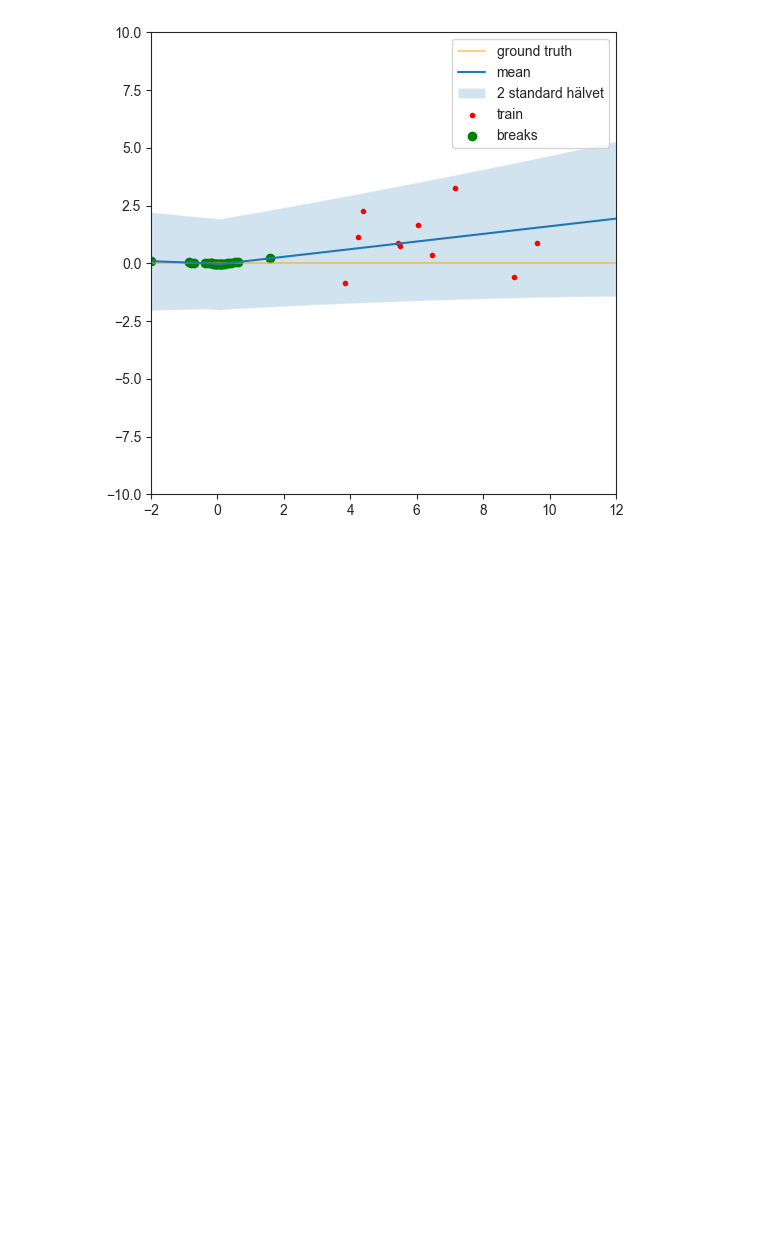
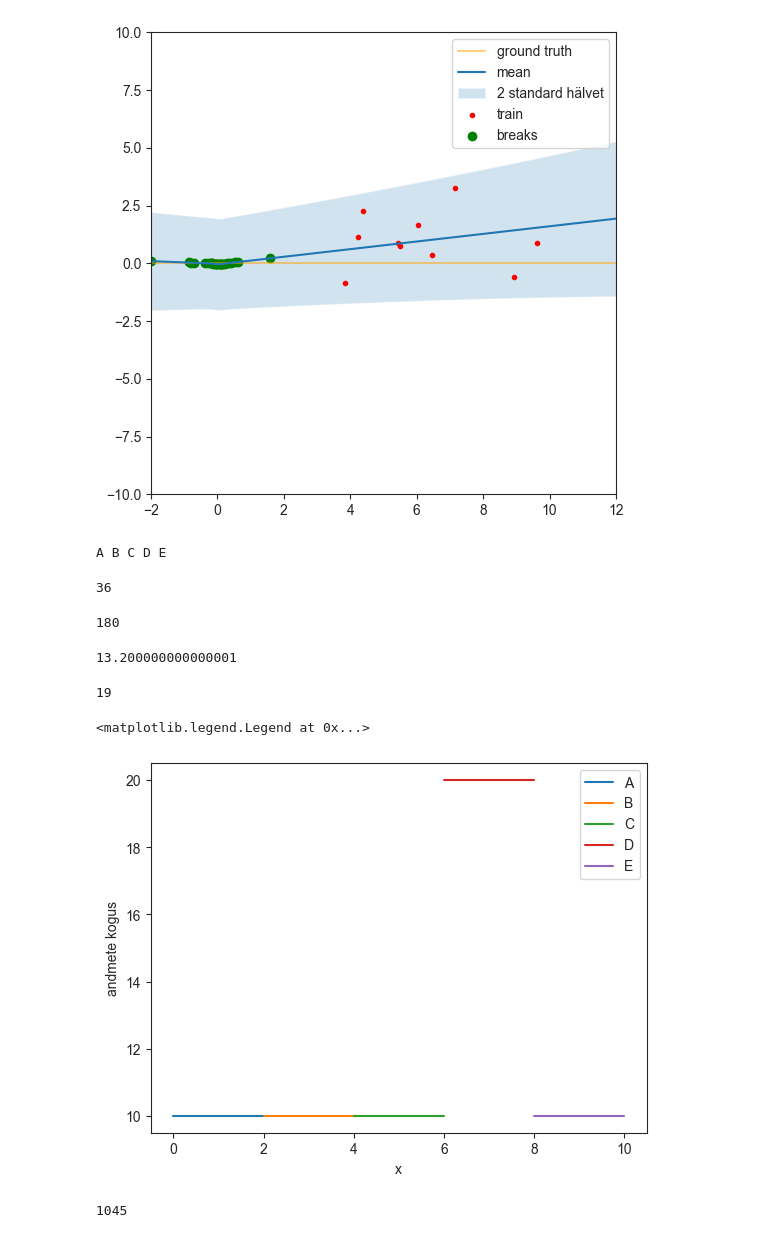
Before and after one commit to ToomasRo/BAtoo, a Jupyter notebook: notebooks/19_hpc_script.ipynb, the cells around one changed output. Cells and saved outputs as stored; diff of their text form; code cells hidden in the pictures; blank space fills up the shorter version.

```diff
--- a/notebooks/19_hpc_script.ipynb
+++ b/notebooks/19_hpc_script.ipynb
@@ -245,3 +279,25 @@ for i in range(5):  # tõmbame kõiki eksperimente 5x
             0.3*uus_x*np.random.randn(len(uus_x))
         viga = m.evaluate(uus_x, y_test, verbose=0)
         korduv_test_viga[-1].append(viga)
+# %%
+for i in np.arange(5):
+    print(chr(65+i), end=" ")
+# %% [output]
+A B C D E
+# %%
+len([10, 20, 30, 40, 50, 60, 70, 80, 90, 100, 110, 120, 130, 140, 150, 160, 170, 180,
+               190, 200, 250, 300, 350, 400, 450, 500, 600, 700, 800, 900, 1000, 2000, 5000, 10**4, 10**5, 10**6])
+# %% [output]
+36
+# %%
+36*5
+# %% [output]
+180
+# %%
+180*2.2/30
+# %% [output]
+13.200000000000001
+# %%
+len([10, 20, 30, 40, 50, 60, 70, 80, 90, 100, 120, 140, 160, 180, 200, 300, 400, 500, 1000,])
+# %% [output]
+19
@@ -247,0 +306,42 @@ for i in range(5):  # tõmbame kõiki eksperimente 5x
+# %%
+x1 = np.linspace(0, 2, 10)
+x2 = np.linspace(2, 4, 10)
+x3 = np.linspace(4, 6, 10)
+x4 = np.linspace(6, 8, 20)
+x5 = np.linspace(8, 10, 10)
+plt.plot(x1, [10]*len(x1), label="A")
+plt.plot(x2, [10]*len(x2), label="B")
+plt.plot(x3, [10]*len(x3), label="C")
+plt.plot(x4, [20]*len(x4), label="D")
+plt.plot(x5, [10]*len(x5), label="E")
+plt.xlabel("x")
+plt.ylabel("andmete kogus")
+plt.legend()
+# %% [output]
+<matplotlib.legend.Legend at 0x...>
+[figure, added]
+# %%
+train_sizes = [10, 20, 30, 40, 50, 60, 70, 80, 90, 100, 125, 150, 175, 200, 250, 500, 750, 1000, 2000]
+different_places = [0, 1, 2, 3, 4]
+different_multipliers = [0.25, 1,  4] # algne plaan [0.25, 0.5, 1, 2, 4]
+
+X_grid_test = np.linspace(0, 10, 10**6)
+y_grid_test = fn(X_grid_test) + noise_fn(X_grid_test)
+test_goal = 10**6
+
+n_runs = 5
+seeds = np.arange(n_runs)
+summa = 0
+for train_size in train_sizes:    # kõik suurused
+    #print("Training size:", train_size)
+    for different_place in different_places: # kõik erinevad kohad
+        #print("Different place:", chr(65+different_place))
+        for different_multiplier in different_multipliers: # kõik erinevad korrutajad
+            #print("Different multiplier:", different_multiplier)
+            for seed in seeds:  # kõik seedid
+                if different_multiplier==1 and seed!=0:
+                    continue
+                summa +=1
+summa
+# %% [output]
+1045
```
Also changed, not shown: parts of 3 cells of this notebook, 2 other files.
